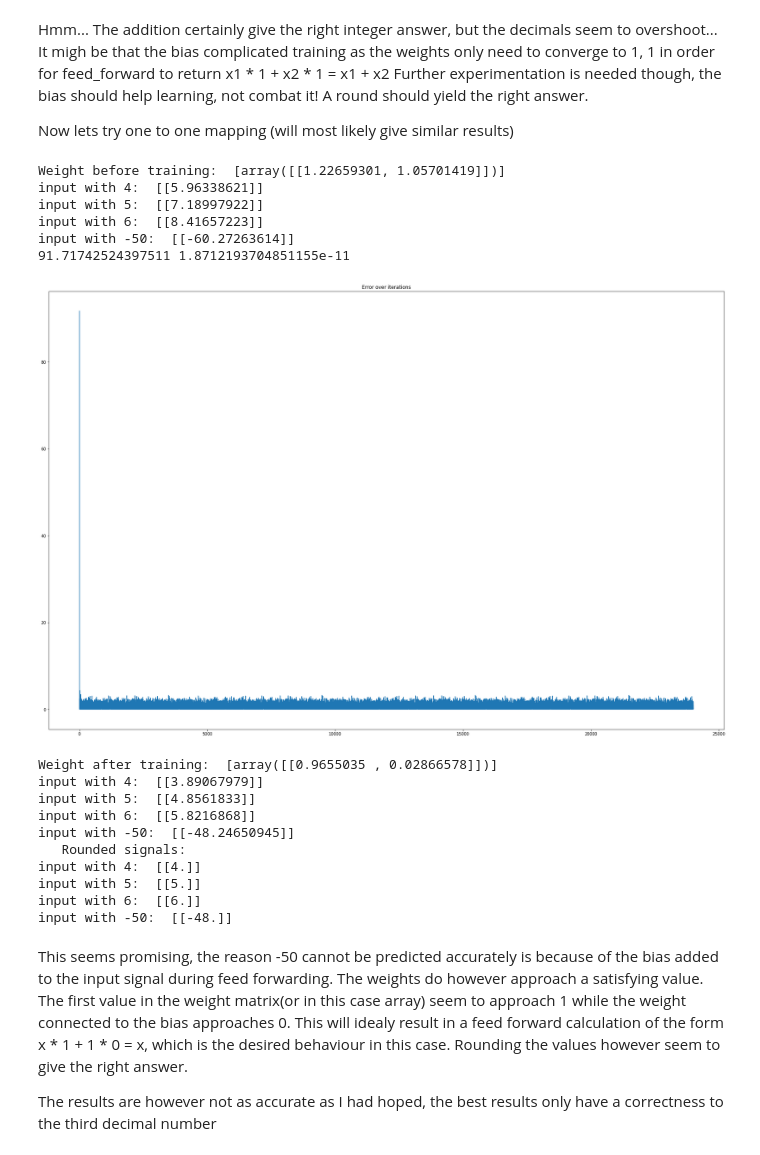
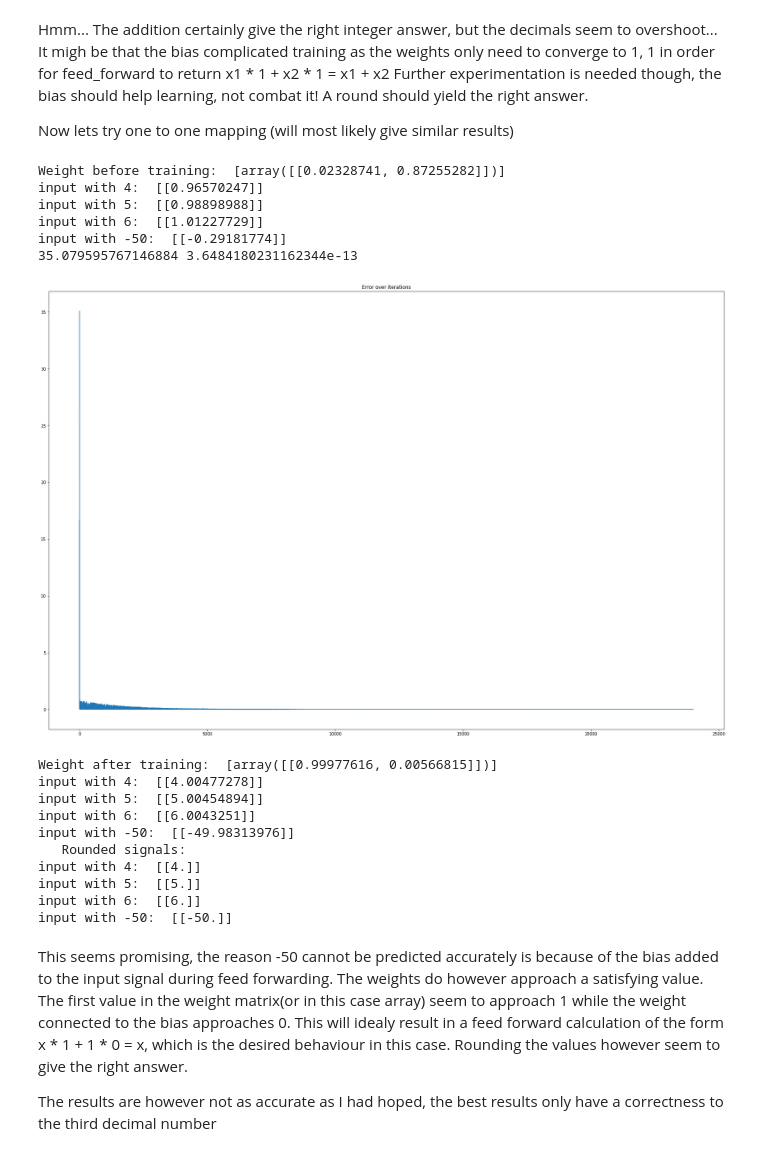
Before and after one commit to JoelSjoberg/Python-Neural-Network, a Jupyter notebook: Implementation.ipynb, the cells around one changed output. Cells and saved outputs as stored; diff of their text form; code cells hidden in the pictures.

```diff
--- a/Implementation.ipynb
+++ b/Implementation.ipynb
@@ -382,7 +382,7 @@ class NeuralNetwork:
 
             # Generate random weights
         self.weights = list()
-        # Set i + 1 to include bias term in weights
+            # Set i + 1 to include bias term in weights
         [self.weights.append(np.random.random_sample((j, i + 1)) * math.sqrt(2/ (j*i)))
          for i, j in zip(self.sizes[:-1], self.sizes[1:])]
 
@@ -394,6 +394,7 @@ class NeuralNetwork:
         signals = []
         derived_signals = []
 
+        input_vector = np.matrix(input_vector).reshape((input_vector.size, 1))
             # Append input as the first signal
         signals.append(layer_dropout(input_vector, p = dropout))
 
@@ -466,8 +467,8 @@ class NeuralNetwork:
             error = error.T * np.vstack((signals[w - 1], 1)).T
             gradient.append(error)
 
-            # The only necessary update is now to suntract each weight
-            # from the learning rate(alpha) multiplied by the weights
+                # The only necessary update is now to suntract each weight
+                # from the learning rate(alpha) multiplied by the gradient
 
         return gradient
 
@@ -637,7 +638,6 @@ class NeuralNetwork:
 
             if(pred == l):
                 acc += 1
-        #bins = np.linspace(0, 10, 9)
 
         print(acc, "/", len(examples))
         plt.title("Predictions")
@@ -697,7 +697,7 @@ Now lets try one to one mapping (will most likely give similar results)
 s = [1, 1]
 a_f = [identity]
 
-alpha = 0.01
+alpha = 0.001
 epochs = 4
 mini_batch_size = 10
 
@@ -709,50 +709,50 @@ ex = np.random.random_sample(num_data) * 50
 
 print("Weight before training: ", n.weights)
 
 print("input with 4: ", n.feed_forward(np.matrix(4))[0][1])
 print("input with 5: ", n.feed_forward(np.matrix(5))[0][1])
 print("input with 6: ", n.feed_forward(np.matrix(6))[0][1])
 print("input with -50: ", n.feed_forward(np.matrix(-50))[0][1])
 
 
 
 error = n.batch_training(ex, ex,
                          alpha = alpha,
                          batch_size = mini_batch_size,
                          epochs = epochs,
                          overfit= False)
 
 
 
 print()
 print("Weight after training: ", n.weights)
 print("input with 4: ", n.feed_forward(np.matrix(4))[0][1])
 print("input with 5: ", n.feed_forward(np.matrix(5))[0][1])
 print("input with 6: ", n.feed_forward(np.matrix(6))[0][1])
 print("input with -50: ", n.feed_forward(np.matrix(-50))[0][1])
 print("   Rounded signals:")
 print("input with 4: ", np.round(n.feed_forward(np.matrix(4))[0][1]))
 print("input with 5: ", np.round(n.feed_forward(np.matrix(5))[0][1]))
 print("input with 6: ", np.round(n.feed_forward(np.matrix(6))[0][1]))
 print("input with -50: ", np.round(n.feed_forward(np.matrix(-50))[0][1]))
 # %% [output]
-Weight before training:  [array([[1.22659301, 1.05701419]])]
-input with 4:  [[5.96338621]]
-input with 5:  [[7.18997922]]
-input with 6:  [[8.41657223]]
-input with -50:  [[-60.27263614]]
-91.71742524397511 1.8712193704851155e-11
+Weight before training:  [array([[0.02328741, 0.87255282]])]
+input with 4:  [[0.96570247]]
+input with 5:  [[0.98898988]]
+input with 6:  [[1.01227729]]
+input with -50:  [[-0.29181774]]
+35.079595767146884 3.6484180231162344e-13
-[figure, old version]
+[figure, new version]
-Weight after training:  [array([[0.9655035 , 0.02866578]])]
-input with 4:  [[3.89067979]]
-input with 5:  [[4.8561833]]
-input with 6:  [[5.8216868]]
-input with -50:  [[-48.24650945]]
+Weight after training:  [array([[0.99977616, 0.00566815]])]
+input with 4:  [[4.00477278]]
+input with 5:  [[5.00454894]]
+input with 6:  [[6.0043251]]
+input with -50:  [[-49.98313976]]
    Rounded signals:
 input with 4:  [[4.]]
 input with 5:  [[5.]]
 input with 6:  [[6.]]
-input with -50:  [[-48.]]
+input with -50:  [[-50.]]
 # %% [markdown]
 This seems promising, the reason -50 cannot be predicted accurately is because of the bias added to the input signal during feed forwarding. The weights do however approach a satisfying value. The first value in the weight matrix(or in this case array) seem to approach 1 while the weight connected to the bias approaches 0. This will idealy result in a feed forward calculation of the form x * 1 + 1 * 0 = x, which is the desired behaviour in this case. Rounding the values however seem to give the right answer.
 
```
Also changed, not shown: parts of 12 cells of this notebook.
